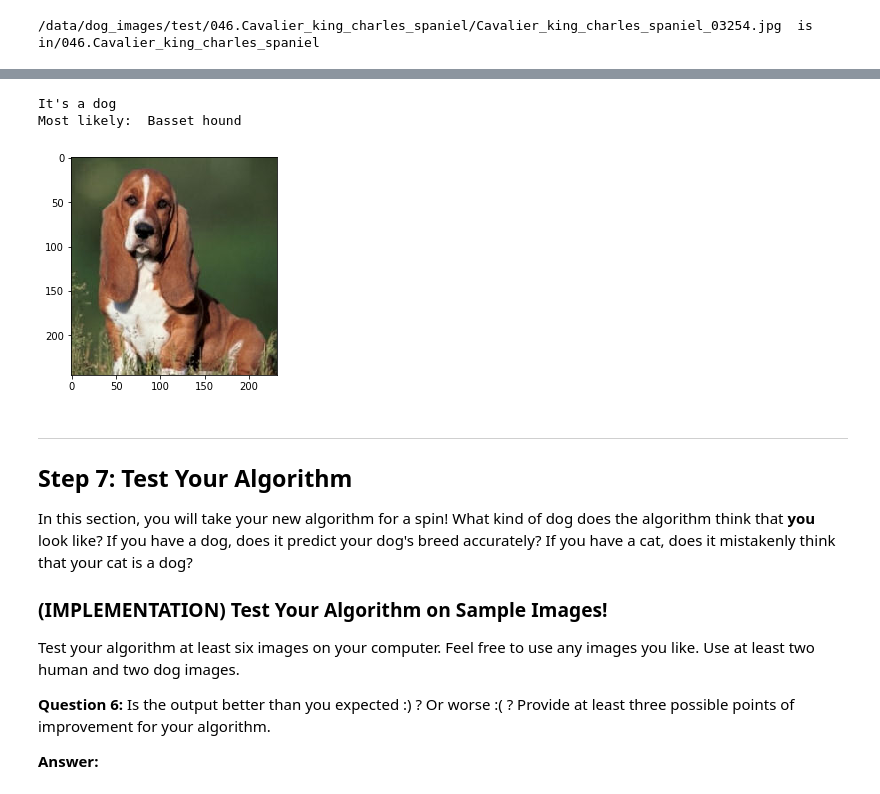
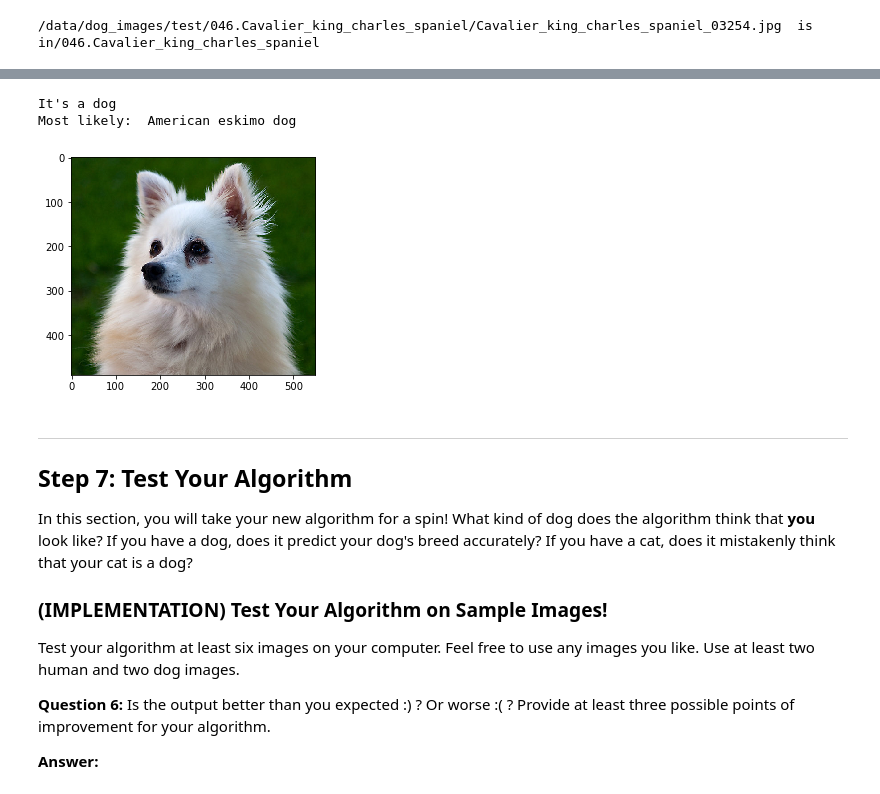
Before and after one commit to archie1983/dog-project, a Jupyter notebook: dog_app.ipynb, the cells around one changed output, grey strips where cells are left out. Drawn from its saved outputs; the diff is of its cells as text; code cells hidden in the pictures.

Commit message:
Implemented the testing step of dog classification project

```diff
--- a/dog_app.ipynb
+++ b/dog_app.ipynb
@@ -997,3 +997,7 @@ from keras.applications.resnet50 import ResNet50
 from extract_bottleneck_features import *
 from keras.utils import np_utils
 from glob import glob
+
+### Set this to '/data/' when running in Udacity's workspace and set it to '' when running
+### on my local machine.
+data_dir = '' #'/data/'
@@ -1000,7 +1006,7 @@ from glob import glob
 # %%
 ### Prepare my CNN: Import bottlenecks for ResNet50, re-create my CNN from Step 5 and load the best weights from step 5.
 ### This will allow detecting the dog breed
-bottleneck_features = np.load('/data/bottleneck_features/DogResnet50Data.npz')
+bottleneck_features = np.load(data_dir + 'bottleneck_features/DogResnet50Data.npz')
 train_Resnet50 = bottleneck_features['train']
 valid_Resnet50 = bottleneck_features['valid']
 test_Resnet50 = bottleneck_features['test']
@@ -1062,17 +1065,17 @@ def dog_detector(img_path):
 
 ### First we'll get the pictures to classify. Dogs first:
 # load train, test, and validation datasets
-train_files, train_targets = load_dataset('/data/dog_images/train')
-valid_files, valid_targets = load_dataset('/data/dog_images/valid')
-test_files, test_targets = load_dataset('/data/dog_images/test')
+train_files, train_targets = load_dataset(data_dir + 'dog_images/train')
+valid_files, valid_targets = load_dataset(data_dir + 'dog_images/valid')
+test_files, test_targets = load_dataset(data_dir + 'dog_images/test')
 
 # load list of dog names
-dog_names = [item[20:-1] for item in sorted(glob("/data/dog_images/train/*/"))]
+dog_names = [item[20:-1] for item in sorted(glob(data_dir + "dog_images/train/*/"))]
 
 ### And now humans:
-human_files = np.array(glob("/data/lfw/*/*"))
+human_files = np.array(glob(data_dir + "lfw/*/*"))
 
-### And now the main algorithm
+### Image classification
 def classify_picture(file_path):
     if (dog_detector(file_path)):
         print("It's a dog")
@@ -1081,23 +1084,26 @@ def classify_picture(file_path):
         print("It's a human")
         print("This human looks a little bit like: ", Resnet50_predict_breed(file_path).split(".")[1].replace("_", " "))
     else:
-        print("This picture evades the algorithm, it may not be either a human or a dog, the algorithm stops here, sorry!")
+        print("This picture evades the algorithm, it may not be either a human or a dog, the analysis stops here, sorry!")
+
+### And now the main algorithm
+def annotate_and_classify_image(picture):
+    classify_picture(picture)
+
+    # load color (BGR) image
+    img = cv2.imread(picture)
+
+    # convert BGR image to RGB for plotting
+    cv_rgb = cv2.cvtColor(img, cv2.COLOR_BGR2RGB)
+
+    # display the image, along with bounding box
+    plt.imshow(cv_rgb)
+    plt.show()
-# %%
-### And now we run the main algorithm:
-picture = test_files[91] # human_files[3] # test_files[87] # test_files[83]
-classify_picture(picture)
-
-# load color (BGR) image
-img = cv2.imread(picture)
-
-# convert BGR image to RGB for plotting
-cv_rgb = cv2.cvtColor(img, cv2.COLOR_BGR2RGB)
-
-# display the image, along with bounding box
-plt.imshow(cv_rgb)
-plt.show()
-# %% [output]
-It's a dog
-Most likely:  Basset hound
-[figure, removed]
+# %%
+### And now we run the main algorithm:
+annotate_and_classify_image(test_files[88]) # human_files[3] # test_files[87] # test_files[83]
+# %% [output]
+It's a dog
+Most likely:  American eskimo dog
+[figure, added]
 # %% [markdown]
```
Also changed, not shown: parts of 3 cells of this notebook.
